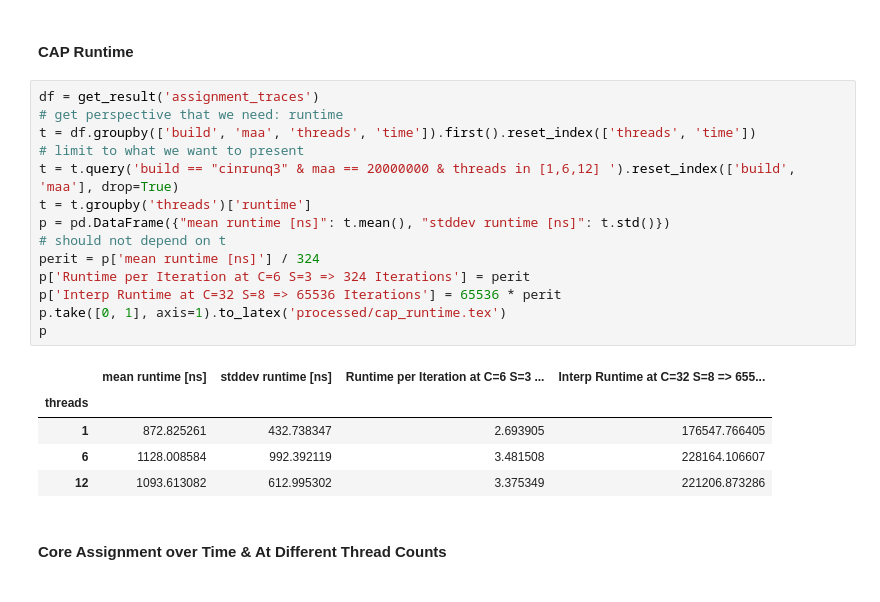
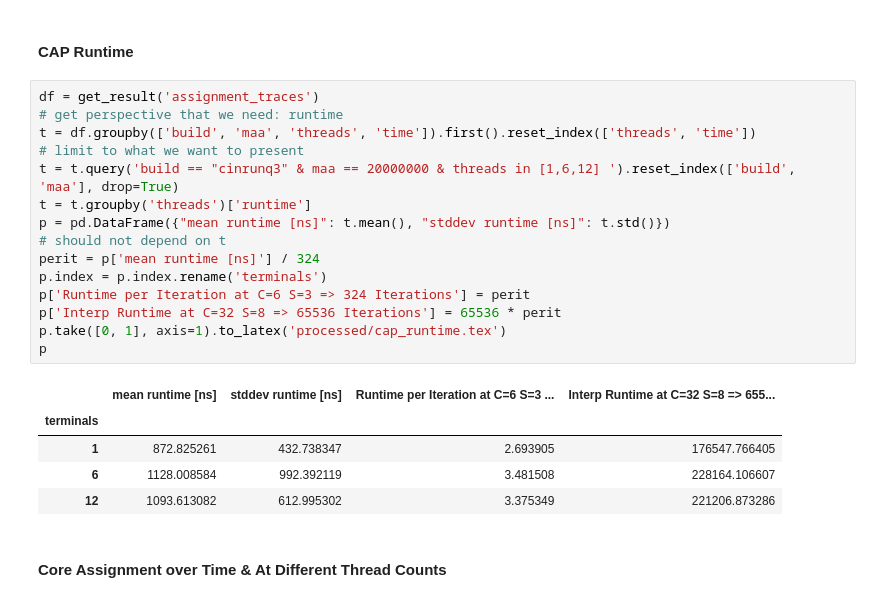
Before and after one commit to problame/ba-thesis, a Jupyter notebook: thesis/evaluation/Evaluation.ipynb, the cells around one changed output. Cells and saved outputs as stored; diff of their text form.

```diff
--- a/thesis/evaluation/Evaluation.ipynb
+++ b/thesis/evaluation/Evaluation.ipynb
@@ -1105,20 +1108,21 @@ trace_end = 9*1000
 # %%
 df = get_result('assignment_traces')
 # get perspective that we need: runtime
 t = df.groupby(['build', 'maa', 'threads', 'time']).first().reset_index(['threads', 'time'])
 # limit to what we want to present
 t = t.query('build == "cinrunq3" & maa == 20000000 & threads in [1,6,12] ').reset_index(['build', 'maa'], drop=True)
 t = t.groupby('threads')['runtime']
 p = pd.DataFrame({"mean runtime [ns]": t.mean(), "stddev runtime [ns]": t.std()})
 # should not depend on t
 perit = p['mean runtime [ns]'] / 324
+p.index = p.index.rename('terminals')
 p['Runtime per Iteration at C=6 S=3 => 324 Iterations'] = perit
 p['Interp Runtime at C=32 S=8 => 65536 Iterations'] = 65536 * perit
 p.take([0, 1], axis=1).to_latex('processed/cap_runtime.tex')
 p
 # %% [output]
 |  | mean runtime [ns] | stddev runtime [ns] | Runtime per Iteration at C=6 S=3 ... | Interp Runtime at C=32 S=8 => 655... |
-| threads |  |  |  |  |
+| terminals |  |  |  |  |
 | 1 | 872.825261 | 432.738347 | 2.693905 | 176547.766405 |
 | 6 | 1128.008584 | 992.392119 | 3.481508 | 228164.106607 |
 | 12 | 1093.613082 | 612.995302 | 3.375349 | 221206.873286 |
```
Also changed, not shown: parts of 2 cells of this notebook, 2 other files.
